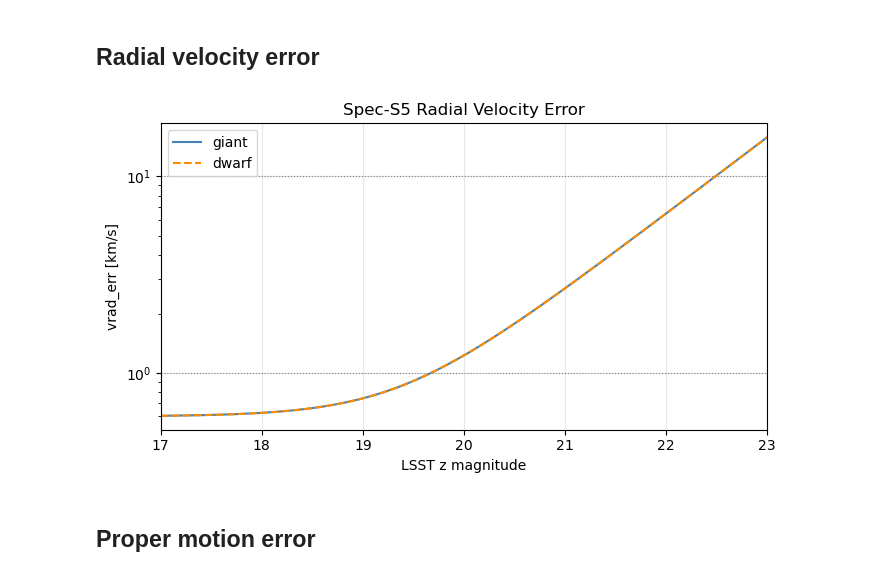
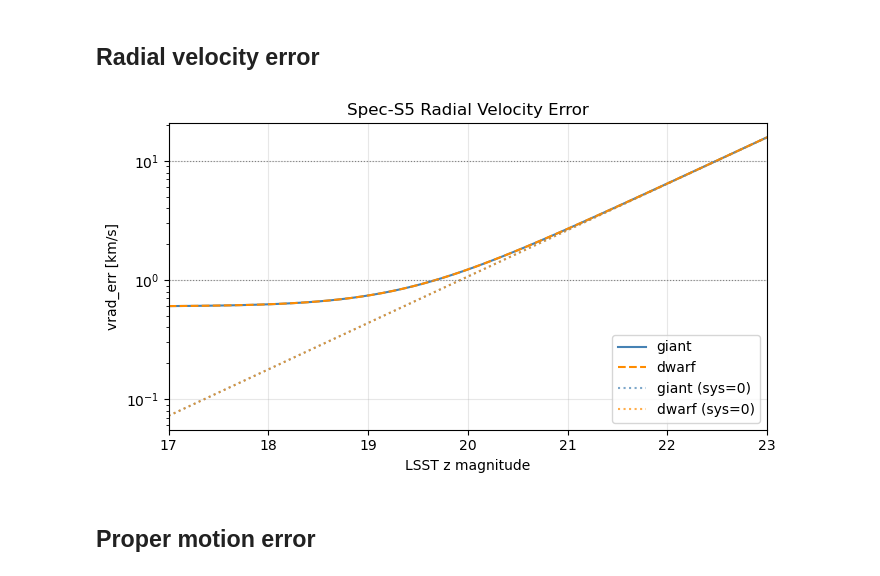
Before and after one commit to spec-s5/spec-s5-instrument, a Jupyter notebook: notebooks/measurement_errors_demo.ipynb, the cells around one changed output. Drawn from its saved outputs; the diff is of its cells as text; code cells hidden in the pictures.

Commit message:
errors

```diff
--- a/notebooks/measurement_errors_demo.ipynb
+++ b/notebooks/measurement_errors_demo.ipynb
@@ -24,24 +24,28 @@ with warnings.catch_warnings():
     err_gaia_dwarf   = compute_measurement_errors(mags, pm_model='gaia_dr5', star_type='dwarf')
     err_lsst1_dwarf  = compute_measurement_errors(mags, pm_model='lsst1',    star_type='dwarf')
     err_lsst10_dwarf = compute_measurement_errors(mags, pm_model='lsst10',   star_type='dwarf')
+    err_vrad0_giant  = compute_measurement_errors(mags, pm_model='gaia_dr5', star_type='giant', vrad_sys=0)
+    err_vrad0_dwarf  = compute_measurement_errors(mags, pm_model='gaia_dr5', star_type='dwarf', vrad_sys=0)
 # %% [markdown]
 ## Radial velocity error
 # %%
 fig, ax = plt.subplots(figsize=(7, 4))
 
 ax.semilogy(mags, err_gaia_giant['vrad_err'], label='giant', color='steelblue')
 ax.semilogy(mags, err_gaia_dwarf['vrad_err'], label='dwarf', color='darkorange', linestyle='--')
+ax.semilogy(mags, err_vrad0_giant['vrad_err'], label='giant (sys=0)', color='steelblue', linestyle=':', alpha=0.7)
+ax.semilogy(mags, err_vrad0_dwarf['vrad_err'], label='dwarf (sys=0)', color='darkorange', linestyle=':', alpha=0.7)
 
 ax.axhline(1,  color='gray', linewidth=0.8, linestyle=':')
 ax.axhline(10, color='gray', linewidth=0.8, linestyle=':')
 ax.set(xlabel='LSST z magnitude', ylabel='vrad_err [km/s]',
        title='Spec-S5 Radial Velocity Error', xlim=(mags[0], mags[-1]))
 ax.legend()
 ax.grid(alpha=0.3)
 plt.tight_layout()
 plt.show()
 # %% [output]
-[figure, old version]
+[figure, new version]
 # %% [markdown]
 ## Proper motion error
 # %%
```
Also changed, not shown: parts of 3 cells of this notebook.
